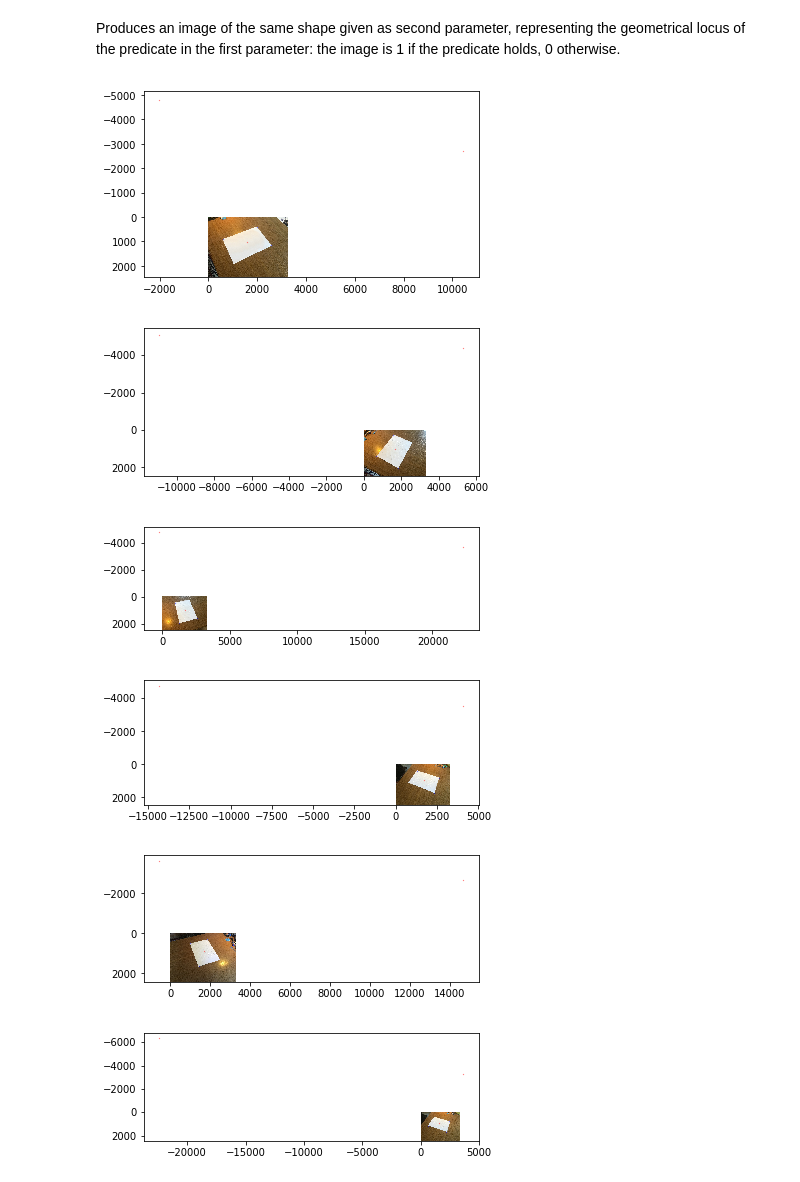
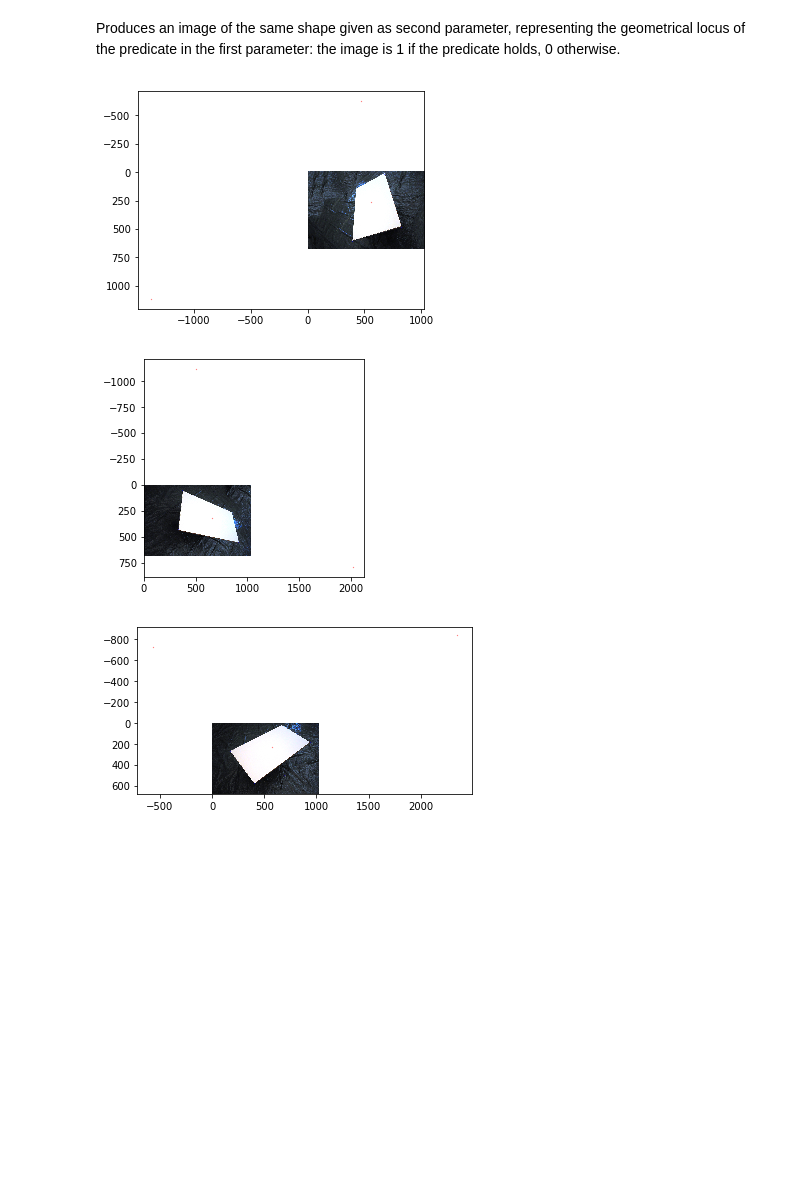
Before and after one commit to arnabdeypolimi/IACV, a Jupyter notebook: Vanishing_point_detection.ipynb, the cells around one changed output. Cells and saved outputs as stored; diff of their text form; code cells hidden in the pictures; blank space fills up the shorter version.

```diff
--- a/Vanishing_point_detection.ipynb
+++ b/Vanishing_point_detection.ipynb
@@ -22,7 +22,7 @@ Produces an image of the same shape given as second parameter, representing the
 def locus_imshape(pred, shape):
     return np.array([[1.0 if pred(x, y) else 0.0 for x in range(0, shape[1])] for y in range(0, shape[0])])
 # %%
-def find_table(pic, cannysigma=8, closure=8, threshold_stepback=1):
+def find_table(pic, cannysigma=8, closure=8, threshold_stepback=1, sat_thresh=0.3):
     hsvpic = skimage.color.rgb2hsv(pic)
     bwpic = hsvpic[:,:,2]
     satpic = hsvpic[:,:,1]
@@ -49,9 +49,9 @@ def find_table(pic, cannysigma=8, closure=8, threshold_stepback=1):
     # in brightness).
     huepic = hsvpic[:,:,0]
     cannyhue = skimage.feature.canny(huepic, sigma=cannysigma)
-    # satpic = hsvpic[:,:,1]
+    satpic = hsvpic[:,:,1]
     # cannysat = skimage.feature.canny(satpic, sigma=cannysigma)
-    huesatmask = maskpic & ~cannyhue # & ~cannysat
+    huesatmask = maskpic & ~(cannyhue & (satpic > sat_thresh)) # & ~cannysat
     labeledpic = skimage.measure.label(huesatmask, connectivity=1)
     largestmask = labeledpic == np.argmax(np.bincount(labeledpic.flat)[1:])+1
 
@@ -60,8 +60,8 @@ def find_table(pic, cannysigma=8, closure=8, threshold_stepback=1):
     return skimage.morphology.binary_closing(largestmask, selem=disk)
 # %%
 # All points are returned in homogeneous pixel coordinates
-def vps_corners_and_center_from_tablemask(tablemask):
-    cannypic = skimage.feature.canny(tablemask)
+def vps_corners_and_center_from_tablemask(tablemask, cannysigma=0.1):
+    cannypic = skimage.feature.canny(tablemask, sigma=cannysigma)
     hres = skimage.transform.hough_line(cannypic)
     threshold = 0.1*np.max(hres[0])
     _, angles, dists = skimage.transform.hough_line_peaks(*hres, num_peaks=4, threshold=threshold, min_distance=100)
@@ -95,25 +95,22 @@ def vps_corners_and_center_from_tablemask(tablemask):
 
     return vpx, vpy, A, B, C, center
 # %%
-with open("checkers_fullsize/outs.csv", "w") as ofile:
-    for i in range(1, 13):
-        pic = plt.imread(f"checkers_fullsize/0{i}.jpg")
-        tablemask = find_table(pic, closure=16)
-        vpx, vpy, A, B, C, center = vps_corners_and_center_from_tablemask(tablemask)
+with open("pics/outs.csv", "w") as ofile:
+    for i in range(1, 4):
+        pic = plt.imread(f"pics/{i}.jpg")
+        tablemask = find_table(pic, closure=16, cannysigma=1)
+        vpx, vpy, A, B, C, center = vps_corners_and_center_from_tablemask(tablemask, cannysigma=0.1)
         line = ",".join(map(str, [*vpx, *vpy, *A, *B, *C, *center]))
         ofile.write(line+"\n")
 
-        plt.figure(f"Image 0{i}")
+        plt.figure(f"Image {i}")
         plt.imshow(pic)
         reds = [vpx, vpy, center]
         blues = [A, B, C]
         plt.plot([r[0] for r in reds], [r[1] for r in reds], 'ro',markersize=0.2)
         plt.plot([b[0] for b in blues], [b[1] for b in blues], 'bo',markersize=0.2)
         plt.savefig(f"Image 0{i}", dpi=600)
 # %% [output]
-[figure, old version]
+[figure, new version]
-[figure, old version]
+[figure, new version]
-[figure, old version]
+[figure, new version]
-[figure, removed]
-[figure, removed]
-[figure, removed]
```
Also changed, not shown: parts of 1 cell of this notebook, 48 other files.
